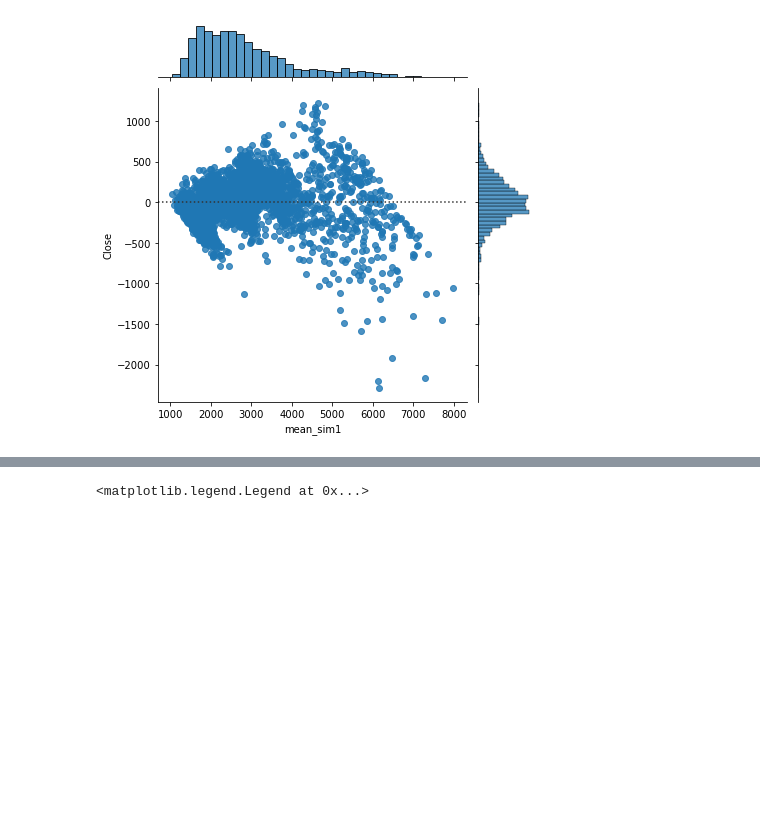
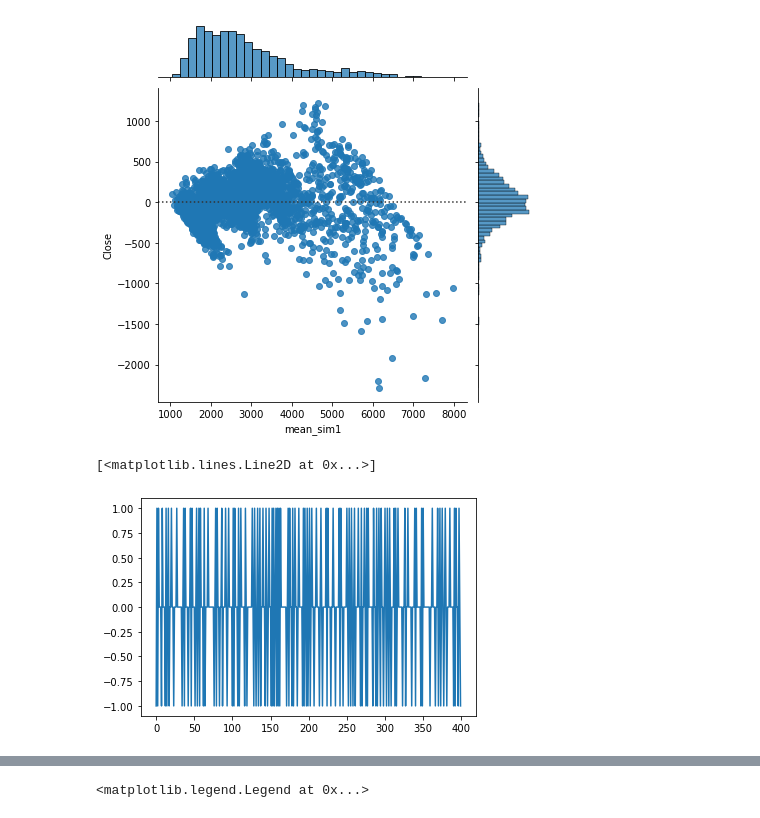
Before and after one commit to aidinattar/Volatility-carry-trading-strategy, a Jupyter notebook: Project.ipynb, the cells around one changed output, grey strips where cells are left out. Cells and saved outputs as stored; diff of their text form; code cells hidden in the pictures; blank space fills up the shorter version.

```diff
--- a/Project.ipynb
+++ b/Project.ipynb
@@ -872,6 +911,24 @@ sns.jointplot(x=np.exp(SPX_price['mean_sim1']), y=SPX_price['Close'], kind='resi
 # %% [output]
 <seaborn.axisgrid.JointGrid at 0x...>
 [figure]
+# %%
+UX1['diff_sim'] = UX1['mean_sim'] - UX1['mean_sim'].shift(-1)
+
+conditions = [ ( UX1['diff_sim'] < 0 ) & ( UX1['diff_sim'] * UX1['diff_sim'].shift(-1) < 0 ),
+               ( UX1['diff_sim'] > 0 ) & ( UX1['diff_sim'] * UX1['diff_sim'].shift(-1) < 0 ) ]
+
+choices = [1,-1]
+
+UX1['open/close'] = np.select(conditions, choices, default=0)
+
+#UX1['open/close'] = 0
+#UX1['open/close'].loc[ ( UX1['diff_sim'] < 0 ) & ( UX1['diff_sim'] * UX1['diff_sim'].shift(-1) < 0 ) ] =  1
+#UX1['open/close'].loc[ ( UX1['diff_sim'] > 0 ) & ( UX1['diff_sim'] * UX1['diff_sim'].shift(-1) < 0 ) ] = -1
+
+plt.plot(UX1['open/close'].values[100:500])
+# %% [output]
+[<matplotlib.lines.Line2D at 0x...>]
+[figure, added]
 # %%
 # characteristic function
 def f( phi, kappa, theta, sigma,    rho,
```
Also changed, not shown: parts of 58 cells of this notebook.
